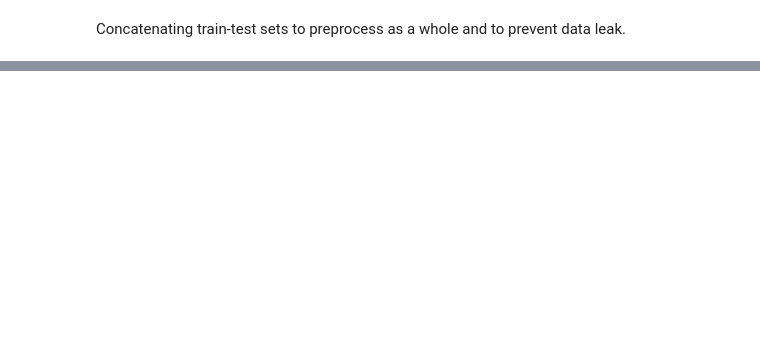
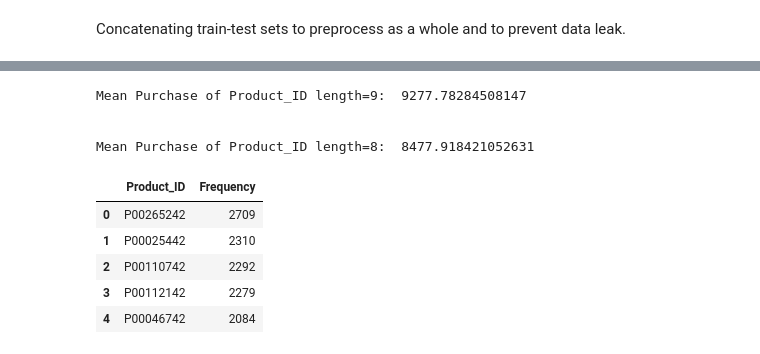
Before and after one commit to Ghostdevc/Black_Friday_Data_EDA, a Jupyter notebook: black_friday_eda.ipynb, the cells around one changed output, grey strips where cells are left out. Cells and saved outputs as stored; diff of their text form; code cells hidden in the pictures; blank space fills up the shorter version.

```diff
--- a/black_friday_eda.ipynb
+++ b/black_friday_eda.ipynb
@@ -93,3 +57,6 @@ Purchase           550068.000 9263.969 5023.065 12.000 5823.000 8047.000 12054.0
+# %%
+# Dropping User_ID
+df_train_test.drop("User_ID", axis=1, inplace=True)
 # %% [markdown]
 ### Observations:
 - Duplicates are observed both in test and train sets.
@@ -230,0 +241,22 @@ Name: Purchase, dtype: float64
+# %%
+# mean purchase of Product_ID length=9
+print("\n\nMean Purchase of Product_ID length=9: ", df_train_test[df_train_test['Product_ID'].str.len() == 9]['Purchase'].mean())
+# mean purchase of Product_ID length=8
+print("\n\nMean Purchase of Product_ID length=8: ", df_train_test[df_train_test['Product_ID'].str.len() == 8]['Purchase'].mean())
+# %% [output]
+Mean Purchase of Product_ID length=9:  9277.78284508147
+
+
+Mean Purchase of Product_ID length=8:  8477.918421052631
+# %%
+# Product_ID frequency df
+product_id_freq = df_train_test['Product_ID'].value_counts().reset_index()
+product_id_freq.columns = ['Product_ID', 'Frequency']
+product_id_freq.head()
+# %% [output]
+|  | Product_ID | Frequency |
+| 0 | P00265242 | 2709 |
+| 1 | P00025442 | 2310 |
+| 2 | P00110742 | 2292 |
+| 3 | P00112142 | 2279 |
+| 4 | P00046742 | 2084 |
```
Also changed, not shown: parts of 41 cells of this notebook.
